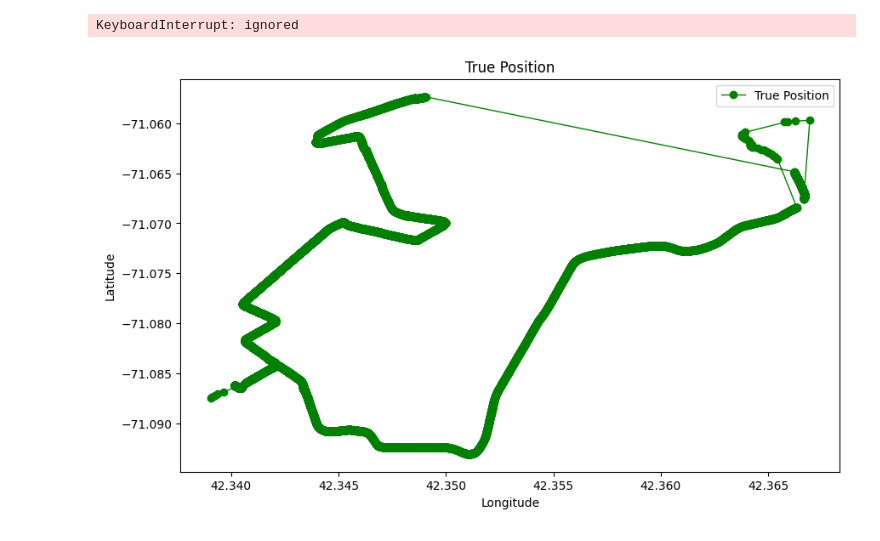
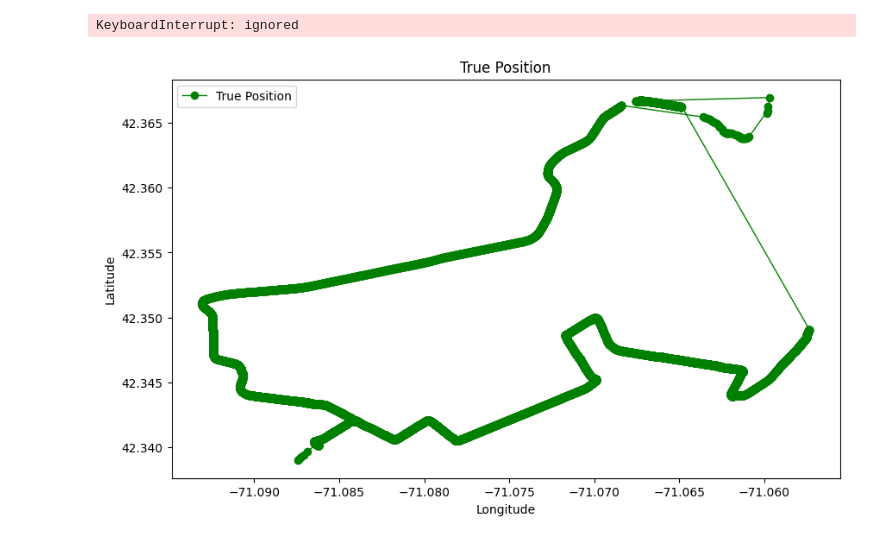
Before and after one commit to rohittondare/EECE7150-Autonomous-Field-Robotics, a Jupyter notebook: HW5/HW5_AFR.ipynb, the cells around one changed output. Saved outputs shown, nothing was run; the diff lists cells and outputs as text; code cells hidden in the pictures.

```diff
--- a/HW5/HW5_AFR.ipynb
+++ b/HW5/HW5_AFR.ipynb
@@ -81,22 +83,23 @@ gps_data = gps_data[['latitude', 'longitude']].dropna().values
 imu_data = pd.read_csv('/content/drive/MyDrive/Colab Notebooks/imu_data.csv')
 imu_data = imu_data[['linear_acceleration.x', 'linear_acceleration.y', 'angular_velocity.z']].values
 # %%
+# From piazza post, Satvik
 def plot_data(x, y, label, color, marker=None, linestyle=None, linewidth=1):
     plt.figure(figsize=(10, 6))
     if marker:
-        plt.scatter(x, y, label=label, color=color, marker=marker, s=linewidth)
+        plt.scatter(y, x, label=label, color=color, marker=marker, s=linewidth)
     else:
-        plt.plot(x, y, label=label, color=color, linestyle=linestyle,marker = 'o', linewidth=linewidth)
+        plt.plot(y, x, label=label, color=color, linestyle=linestyle,marker = 'o', linewidth=linewidth)
     plt.xlabel('Longitude')
     plt.ylabel('Latitude')
     plt.title(label)
     plt.legend()
 
 plot_data(gps_data[:, 0], gps_data[:, 1], 'True Position', 'green', linestyle='-', linewidth=1)
 
 plt.show()
 # %% [output]
-[figure, old version]
+[figure, new version]
 # %%
 def state_prediction(current_state, state_covariance, state_transition, process_noise):
     predicted_state = state_transition.dot(current_state)
```
Also changed, not shown: parts of 3 cells of this notebook.
